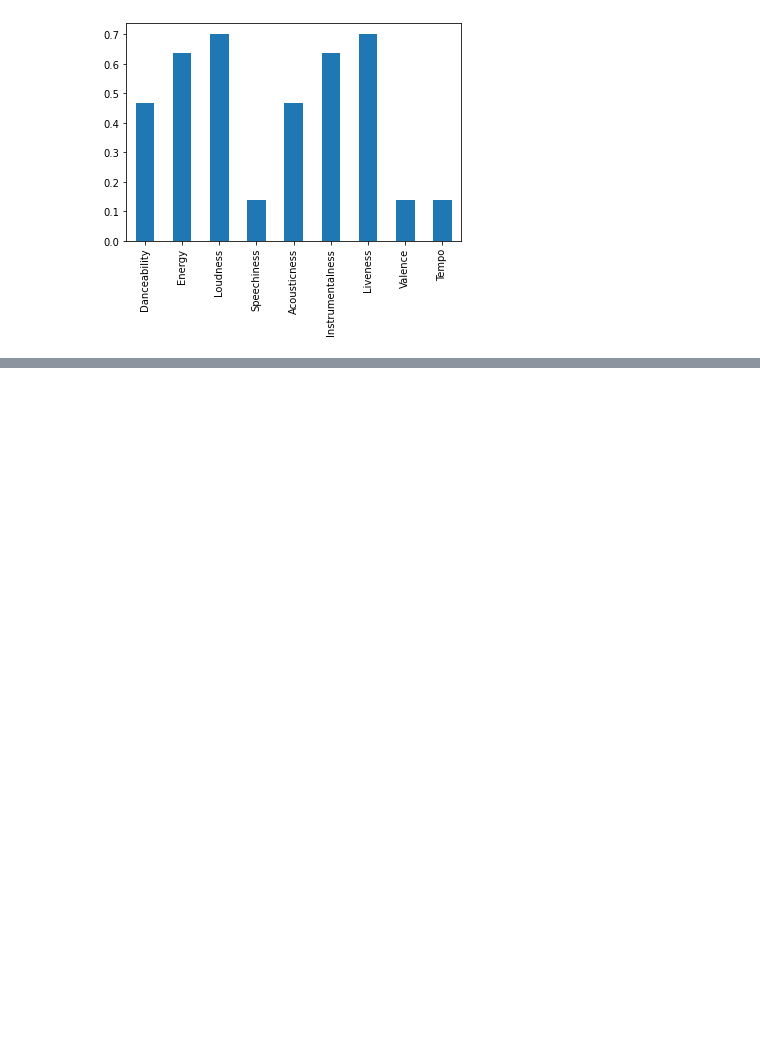
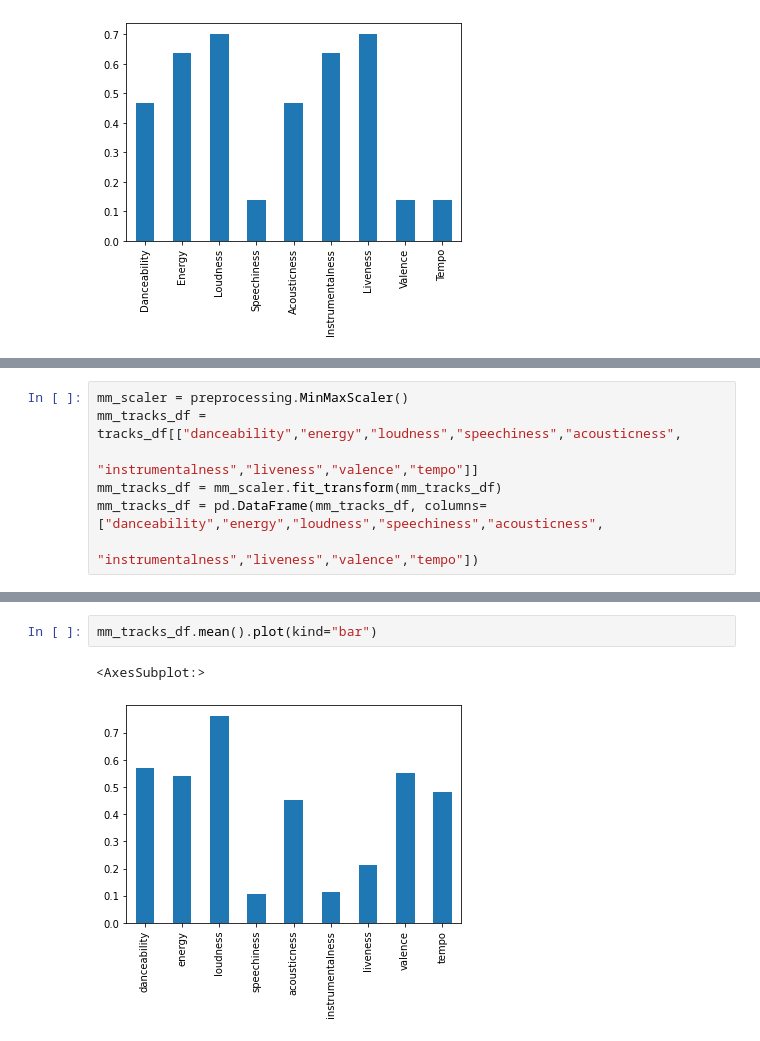
Before and after one commit to sozekmek/Spotify-Data---Custom-Recommendation-Engine, a Jupyter notebook: Script.ipynb, the cells around one changed output, grey strips where cells are left out. Saved outputs shown, nothing was run; the diff lists cells and outputs as text; blank space fills up the shorter version.

```diff
--- a/Script.ipynb
+++ b/Script.ipynb
@@ -281,0 +240,7 @@ mm_song_list_df.mean().plot.bar()
+# %%
+mm_scaler = preprocessing.MinMaxScaler()
+mm_tracks_df = tracks_df[["danceability","energy","loudness","speechiness","acousticness",
+                                                       "instrumentalness","liveness","valence","tempo"]]
+mm_tracks_df = mm_scaler.fit_transform(mm_tracks_df)
+mm_tracks_df = pd.DataFrame(mm_tracks_df, columns=["danceability","energy","loudness","speechiness","acousticness",
+                                                       "instrumentalness","liveness","valence","tempo"])
@@ -281,0 +259,5 @@ mm_song_list_df.mean().plot.bar()
+# %%
+mm_tracks_df.mean().plot(kind="bar")
+# %% [output]
+<AxesSubplot:>
+[figure, added]
```
Also changed, not shown: parts of 32 cells of this notebook.
